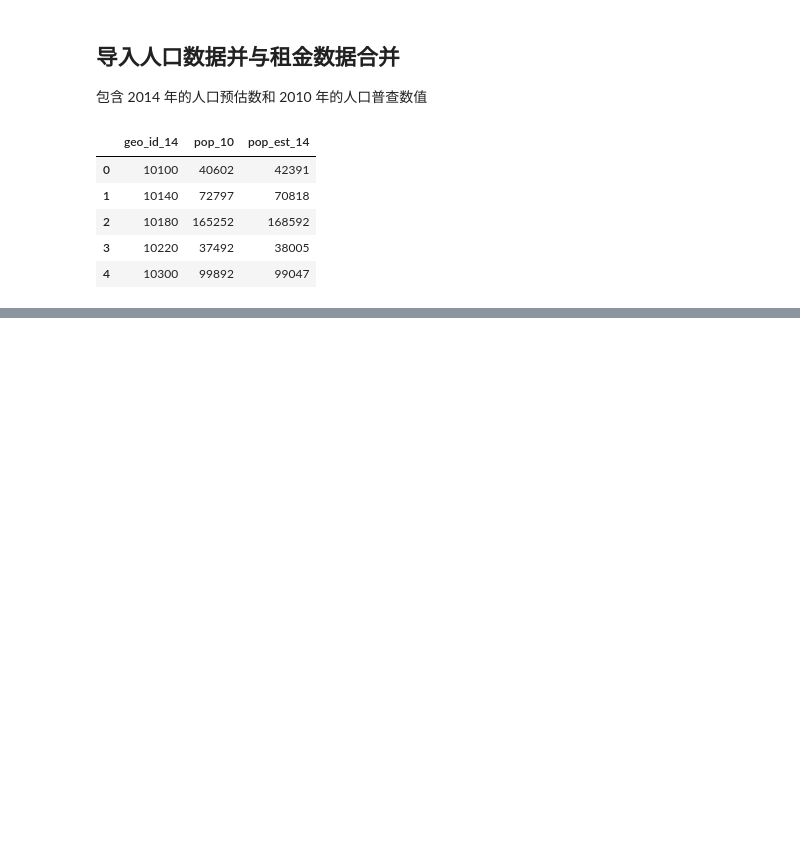
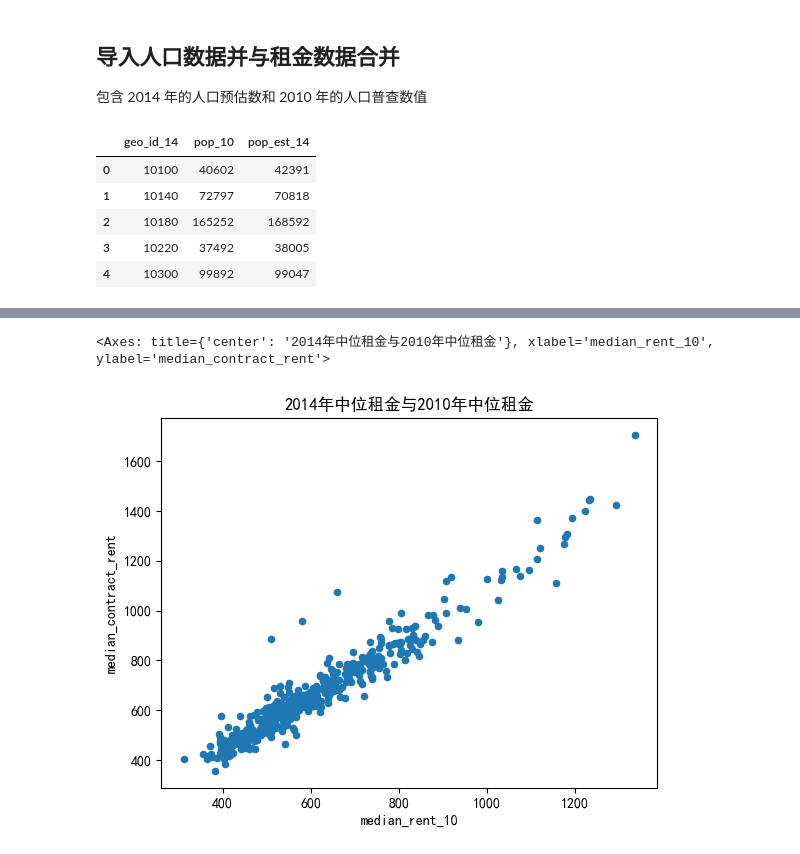
Before and after one commit to JayusChi/rent-data-analysis, a Jupyter notebook: notebooks/rent_analysis.ipynb, the cells around one changed output, grey strips where cells are left out. Cells and saved outputs as stored; diff of their text form; code cells hidden in the pictures; blank space fills up the shorter version.

```diff
--- a/notebooks/rent_analysis.ipynb
+++ b/notebooks/rent_analysis.ipynb
@@ -137,0 +175,7 @@ df.sort_values(by='pop_change_pct')[['msa_name', 'pop_change_pct']].head()
+# %%
+# 2014年中位租金与2010年中位租金
+df.plot(kind='scatter', x='median_rent_10', y='median_contract_rent', title='2014年中位租金与2010年中位租金')
+# 反映出美国大都市区的租金格局在这 4 年间稳定性极强，全国范围内租金整体上涨，而且高租金地区的租金涨幅普遍高于低租金地区。数据点高度集中在左下角（2010 年租金 400-800 美元区间），说明美国绝大多数大都市区的租金处于中低水平。
+# %% [output]
+<Axes: title={'center': '2014年中位租金与2010年中位租金'}, xlabel='median_rent_10', ylabel='median_contract_rent'>
+[figure, added]
```
Also changed, not shown: parts of 15 cells of this notebook, 4 other files.
